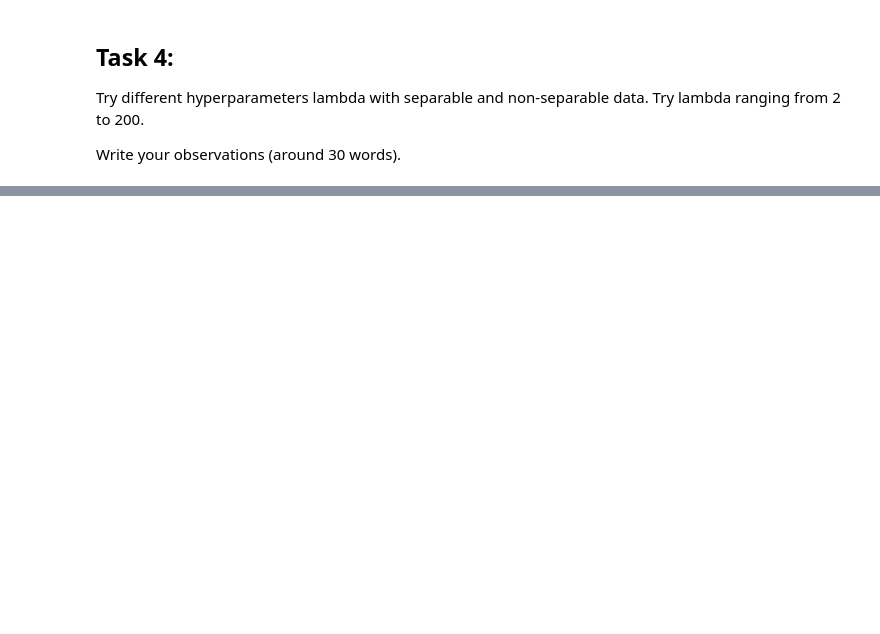
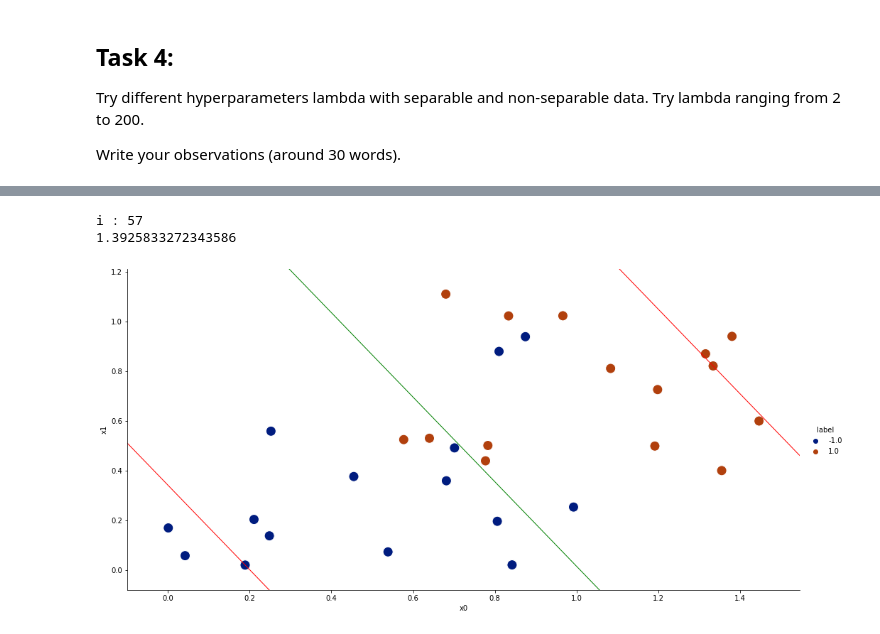
Before and after one commit to limited-fion/ee3-ml, a Jupyter notebook: Fion_ML_SVM_.ipynb, the cells around one changed output, grey strips where cells are left out. Drawn from its saved outputs; the diff is of its cells as text; code cells hidden in the pictures; blank space fills up the shorter version.

```diff
--- a/Fion_ML_SVM_.ipynb
+++ b/Fion_ML_SVM_.ipynb
@@ -481,0 +491,6 @@ Write your observations (around 30 words).
+# %%
+draw_line_final(lam = 5)
+# %% [output]
+i : 57
+1.3925833272343586
+[figure, added]
```
Also changed, not shown: parts of 21 cells of this notebook.
